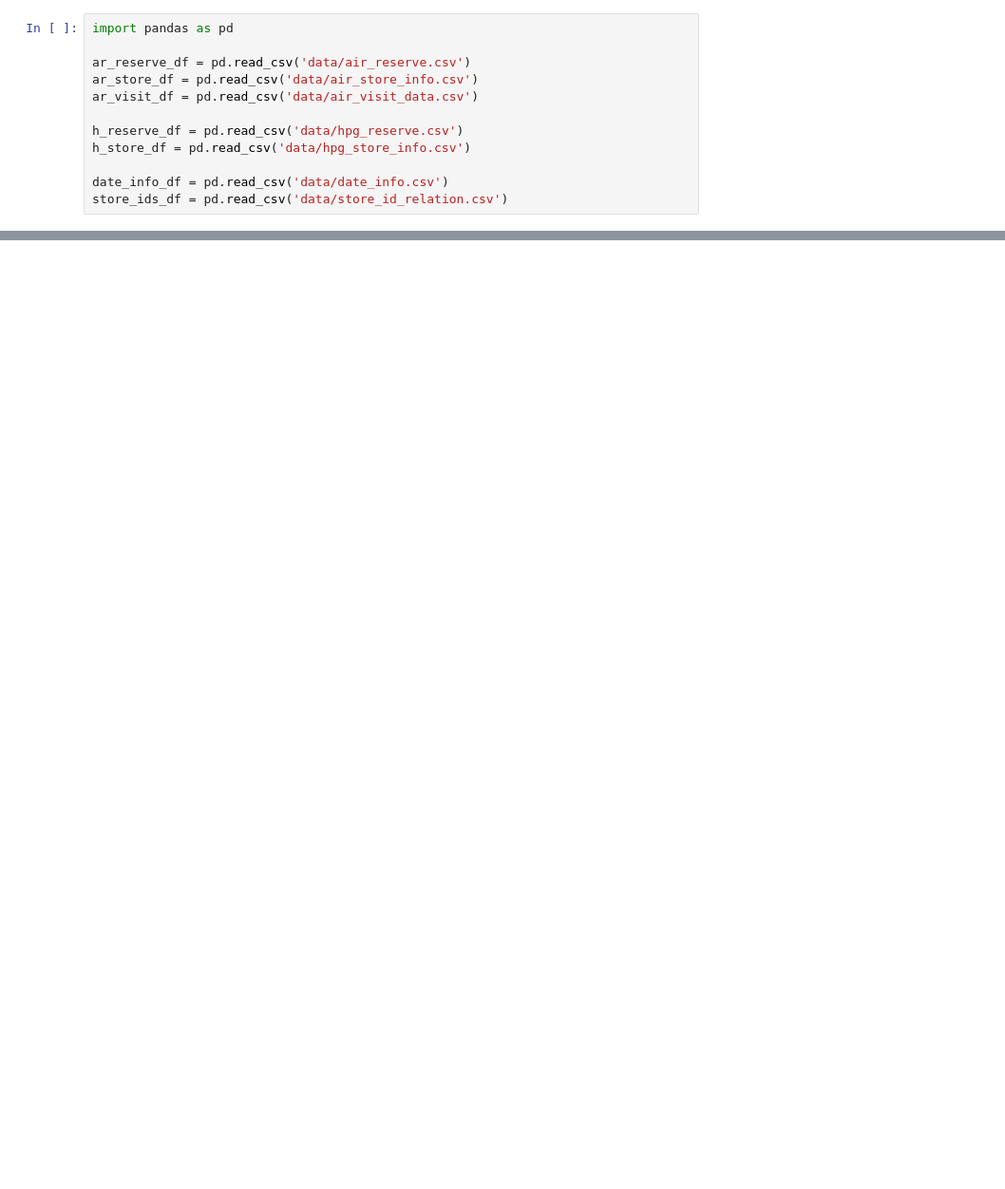
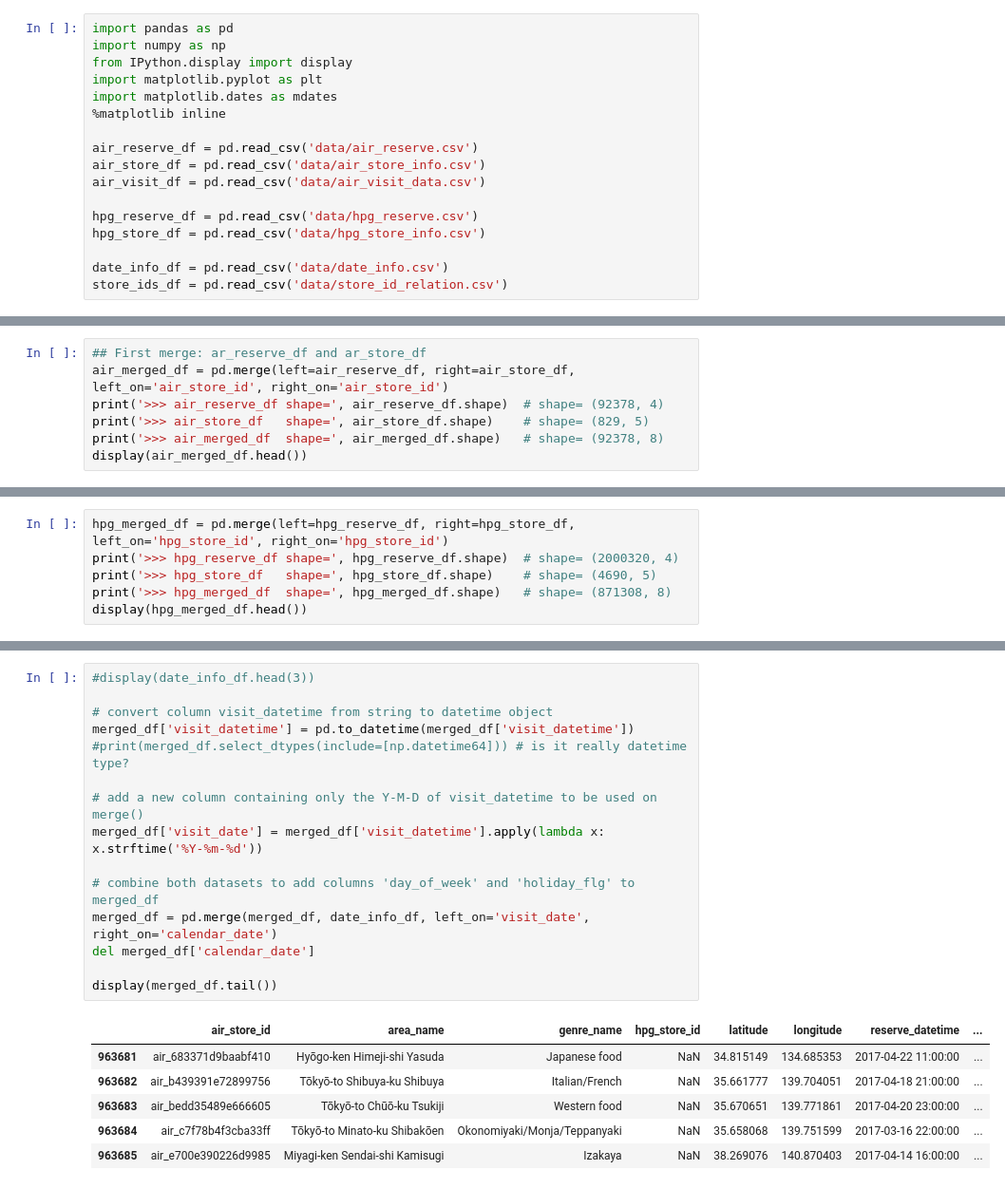
Before and after one commit to karlphillip/DataScience, a Jupyter notebook: Project1/1_data_wrangling.ipynb, the cells around one changed output, grey strips where cells are left out. Shown at 95% size. Cells and saved outputs as stored; diff of their text form; blank space fills up the shorter version.

Commit message:
Project1: improved data wrangling constructs a single dataframe

```diff
--- a/Project1/1_data_wrangling.ipynb
+++ b/Project1/1_data_wrangling.ipynb
@@ -6,12 +6,17 @@
 # %%
 import pandas as pd
+import numpy as np
+from IPython.display import display
+import matplotlib.pyplot as plt
+import matplotlib.dates as mdates
+%matplotlib inline
 
-ar_reserve_df = pd.read_csv('data/air_reserve.csv')
-ar_store_df = pd.read_csv('data/air_store_info.csv')
-ar_visit_df = pd.read_csv('data/air_visit_data.csv')
+air_reserve_df = pd.read_csv('data/air_reserve.csv')
+air_store_df = pd.read_csv('data/air_store_info.csv')
+air_visit_df = pd.read_csv('data/air_visit_data.csv')
 
-h_reserve_df = pd.read_csv('data/hpg_reserve.csv')
-h_store_df = pd.read_csv('data/hpg_store_info.csv')
+hpg_reserve_df = pd.read_csv('data/hpg_reserve.csv')
+hpg_store_df = pd.read_csv('data/hpg_store_info.csv')
 
 date_info_df = pd.read_csv('data/date_info.csv')
 store_ids_df = pd.read_csv('data/store_id_relation.csv')
@@ -469,0 +124,7 @@ store_ids_df.describe()
+# %%
+## First merge: ar_reserve_df and ar_store_df
+air_merged_df = pd.merge(left=air_reserve_df, right=air_store_df, left_on='air_store_id', right_on='air_store_id')
+print('>>> air_reserve_df shape=', air_reserve_df.shape)  # shape= (92378, 4)
+print('>>> air_store_df   shape=', air_store_df.shape)    # shape= (829, 5)
+print('>>> air_merged_df  shape=', air_merged_df.shape)   # shape= (92378, 8)
+display(air_merged_df.head())
@@ -469,0 +143,6 @@ store_ids_df.describe()
+# %%
+hpg_merged_df = pd.merge(left=hpg_reserve_df, right=hpg_store_df, left_on='hpg_store_id', right_on='hpg_store_id')
+print('>>> hpg_reserve_df shape=', hpg_reserve_df.shape)  # shape= (2000320, 4)
+print('>>> hpg_store_df   shape=', hpg_store_df.shape)    # shape= (4690, 5)
+print('>>> hpg_merged_df  shape=', hpg_merged_df.shape)   # shape= (871308, 8)
+display(hpg_merged_df.head())
@@ -469,0 +214,22 @@ store_ids_df.describe()
+# %%
+#display(date_info_df.head(3))
+
+# convert column visit_datetime from string to datetime object
+merged_df['visit_datetime'] = pd.to_datetime(merged_df['visit_datetime'])
+#print(merged_df.select_dtypes(include=[np.datetime64])) # is it really datetime type?
+
+# add a new column containing only the Y-M-D of visit_datetime to be used on merge()
+merged_df['visit_date'] = merged_df['visit_datetime'].apply(lambda x: x.strftime('%Y-%m-%d'))
+
+# combine both datasets to add columns 'day_of_week' and 'holiday_flg' to merged_df
+merged_df = pd.merge(merged_df, date_info_df, left_on='visit_date', right_on='calendar_date')
+del merged_df['calendar_date']
+
+display(merged_df.tail())
+# %% [output]
+|  | air_store_id | area_name | genre_name | hpg_store_id | latitude | longitude | reserve_datetime | ... |
+| 963681 | air_683371d9baabf410 | Hyōgo-ken Himeji-shi Yasuda | Japanese food | NaN | 34.815149 | 134.685353 | 2017-04-22 11:00:00 | ... |
+| 963682 | air_b439391e72899756 | Tōkyō-to Shibuya-ku Shibuya | Italian/French | NaN | 35.661777 | 139.704051 | 2017-04-18 21:00:00 | ... |
+| 963683 | air_bedd35489e666605 | Tōkyō-to Chūō-ku Tsukiji | Western food | NaN | 35.670651 | 139.771861 | 2017-04-20 23:00:00 | ... |
+| 963684 | air_c7f78b4f3cba33ff | Tōkyō-to Minato-ku Shibakōen | Okonomiyaki/Monja/Teppanyaki | NaN | 35.658068 | 139.751599 | 2017-03-16 22:00:00 | ... |
+| 963685 | air_e700e390226d9985 | Miyagi-ken Sendai-shi Kamisugi | Izakaya | NaN | 38.269076 | 140.870403 | 2017-04-14 16:00:00 | ... |
```
Also changed, not shown: parts of 61 cells of this notebook, 1 other file.
